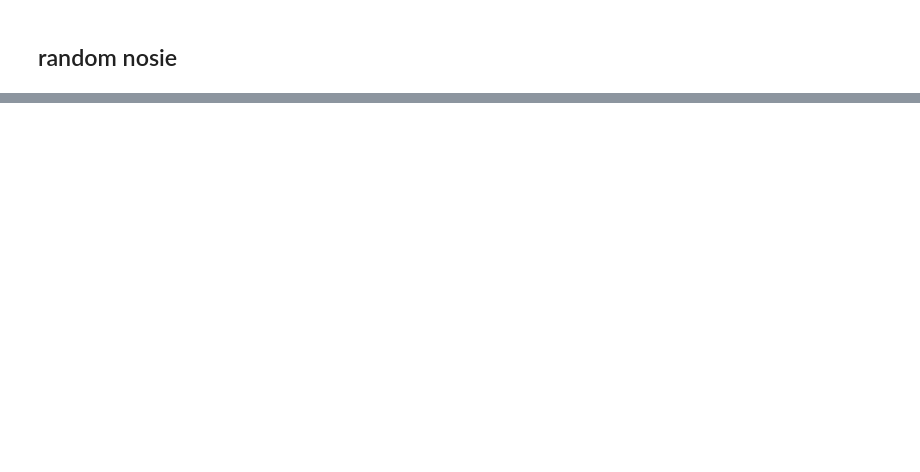
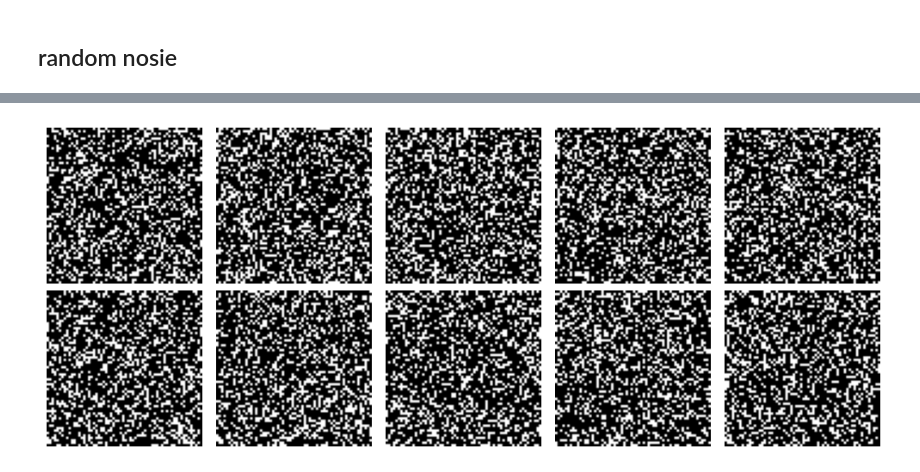
Before and after one commit to ioanb16/Growing-virtual-materials-cellular-automata-meets-geostatistics, a Jupyter notebook: notebooks/karnnaugh_practice.ipynb, the cells around one changed output, grey strips where cells are left out. Drawn from its saved outputs; the diff is of its cells as text; code cells hidden in the pictures; blank space fills up the shorter version.

```diff
--- a/notebooks/karnnaugh_practice.ipynb
+++ b/notebooks/karnnaugh_practice.ipynb
@@ -325,0 +419,33 @@ plt.tight_layout(); plt.show()
+# %%
+import numpy as np
+import gstools as gs
+from scipy.stats import norm
+
+# one shared Gaussian field
+x = y = range(64)
+srf = gs.SRF(gs.Gaussian(dim=2, var=1, len_scale=[0.5, 0.5], angles=0))
+srf((x, y), mesh_type='structured', seed=42)
+gauss = srf.field
+binary = (gauss > 0).astype(np.uint8)
+
+# 1000 noisy versions of that structure
+rng = np.random.default_rng(0)
+images = rng.standard_normal((1000, 64, 64))
+
+p_white = 0.30
+threshold = norm.ppf(1 - p_white)
+
+binary_images = (images > threshold).astype(np.uint8)
+# %%
+import matplotlib.pyplot as plt
+
+fig, axes = plt.subplots(2, 5, figsize=(10, 4))
+
+for ax, img in zip(axes.ravel(), binary_images[:10]):
+    ax.imshow(img, cmap="gray", vmin=0, vmax=1)
+    ax.axis("off")
+
+plt.tight_layout()
+plt.show()
+# %% [output]
+[figure, added]
```
Also changed, not shown: parts of 17 cells of this notebook, 2 other files.
